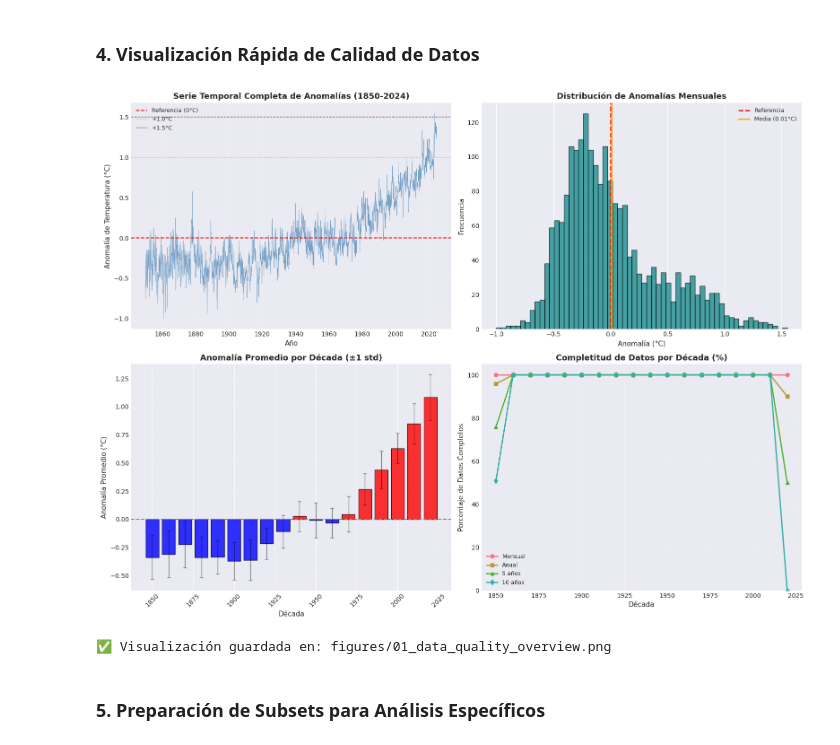
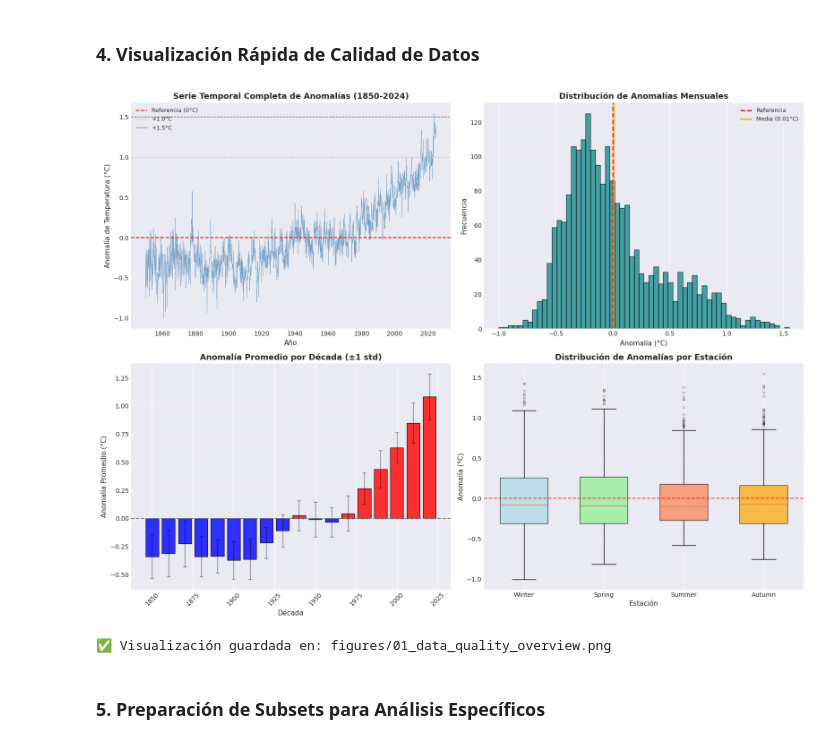
Before and after one commit to RikiGuerrero/climate-tipping-points, a Jupyter notebook: notebooks/01 load_and_quick_eda.ipynb, the cells around one changed output. Cells and saved outputs as stored; diff of their text form; code cells hidden in the pictures.

```diff
--- a/notebooks/01 load_and_quick_eda.ipynb
+++ b/notebooks/01 load_and_quick_eda.ipynb
@@ -214,7 +215,7 @@ df['Season'] = df['Month'].map({
     12: 'Winter', 1: 'Winter', 2: 'Winter',
     3: 'Spring', 4: 'Spring', 5: 'Spring',
     6: 'Summer', 7: 'Summer', 8: 'Summer',
-    9: 'Fall', 10: 'Fall', 11: 'Fall'
+    9: 'Autumn', 10: 'Autumn', 11: 'Autumn'
 })
 
 # 4. Crear variables derivadas para análisis de preguntas específicas
@@ -311,54 +312,52 @@ axes[0, 1].hist(df['Monthly_Anomaly'].dropna(), bins=60, edgecolor='black', alph
 axes[0, 1].axvline(x=0, color='red', linestyle='--', linewidth=2, label='Referencia')
 axes[0, 1].axvline(x=df['Monthly_Anomaly'].mean(), color='orange', linestyle='-', linewidth=2, label=f'Media ({df["Monthly_Anomaly"].mean():.2f}°C)')
 axes[0, 1].set_title('Distribución de Anomalías Mensuales', fontsize=13, fontweight='bold')
 axes[0, 1].set_xlabel('Anomalía (°C)', fontsize=11)
 axes[0, 1].set_ylabel('Frecuencia', fontsize=11)
 axes[0, 1].legend(fontsize=9)
 axes[0, 1].grid(True, alpha=0.3, axis='y')
 
 # 3. Anomalías por década
 decade_stats = df.groupby('Decade')['Monthly_Anomaly'].agg(['mean', 'std']).reset_index()
 colors = ['blue' if x < 0 else 'red' for x in decade_stats['mean']]
 axes[1, 0].bar(decade_stats['Decade'], decade_stats['mean'], width=8,
                color=colors, edgecolor='black', alpha=0.8)
 axes[1, 0].errorbar(decade_stats['Decade'], decade_stats['mean'],
                     yerr=decade_stats['std'], fmt='none', color='black',
                     capsize=3, alpha=0.5, linewidth=1)
 axes[1, 0].axhline(y=0, color='gray', linestyle='--', linewidth=1.5)
 axes[1, 0].set_title('Anomalía Promedio por Década (±1 std)', fontsize=13, fontweight='bold')
 axes[1, 0].set_xlabel('Década', fontsize=11)
 axes[1, 0].set_ylabel('Anomalía Promedio (°C)', fontsize=11)
 axes[1, 0].tick_params(axis='x', rotation=45)
 axes[1, 0].grid(True, alpha=0.3, axis='y')
 
-# 4. Evolución de la completitud de datos
-completeness = df.groupby('Decade').apply(
-    lambda x: pd.Series({
-        'Monthly': x['Monthly_Anomaly'].notna().sum() / len(x) * 100,
-        'Annual': x['Annual_Anomaly'].notna().sum() / len(x) * 100,
-        'Five_Year': x['Five_Year_Anomaly'].notna().sum() / len(x) * 100,
-        'Ten_Year': x['Ten_Year_Anomaly'].notna().sum() / len(x) * 100
-    })
-).reset_index()
-
-axes[1, 1].plot(completeness['Decade'], completeness['Monthly'], marker='o', linewidth=2, label='Mensual')
-axes[1, 1].plot(completeness['Decade'], completeness['Annual'], marker='s', linewidth=2, label='Anual')
-axes[1, 1].plot(completeness['Decade'], completeness['Five_Year'], marker='^', linewidth=2, label='5 años')
-axes[1, 1].plot(completeness['Decade'], completeness['Ten_Year'], marker='d', linewidth=2, label='10 años')
-axes[1, 1].set_title('Completitud de Datos por Década (%)', fontsize=13, fontweight='bold')
-axes[1, 1].set_xlabel('Década', fontsize=11)
-axes[1, 1].set_ylabel('Porcentaje de Datos Completos', fontsize=11)
-axes[1, 1].legend(loc='best', fontsize=9)
-axes[1, 1].set_ylim([0, 105])
-axes[1, 1].grid(True, alpha=0.3)
+# 4. Boxplot de anomalías por estación
+season_order = ['Winter', 'Spring', 'Summer', 'Autumn']
+season_colors = {'Winter': 'lightblue', 'Spring': 'lightgreen',
+                 'Summer': 'coral', 'Autumn': 'orange'}
+bp = axes[1, 1].boxplot([df[df['Season']==s]['Monthly_Anomaly'].dropna() for s in season_order],
+                        labels=season_order,
+                        patch_artist=True,
+                        widths=0.6,
+                        showfliers=True,
+                        flierprops=dict(marker='o', markersize=3, alpha=0.3))
+for patch, season in zip(bp['boxes'], season_order):
+    patch.set_facecolor(season_colors[season])
+    patch.set_alpha(0.7)
+axes[1, 1].axhline(y=0, color='red', linestyle='--', linewidth=1.5, alpha=0.7)
+axes[1, 1].set_title('Distribución de Anomalías por Estación', fontsize=13, fontweight='bold')
+axes[1, 1].set_xlabel('Estación', fontsize=11)
+axes[1, 1].set_ylabel('Anomalía (°C)', fontsize=11)
+axes[1, 1].grid(True, alpha=0.3, axis='y')
 
 plt.tight_layout()
 plt.savefig('../figures/01_data_quality_overview.png', dpi=300, bbox_inches='tight')
 plt.show()
 
 print("\n✅ Visualización guardada en: figures/01_data_quality_overview.png")
 # %% [output]
-[figure, old version]
+[figure, new version]
 ✅ Visualización guardada en: figures/01_data_quality_overview.png
 # %% [markdown]
 ### 5. Preparación de Subsets para Análisis Específicos
```
Also changed, not shown: parts of 1 cell of this notebook, 5 other files.
